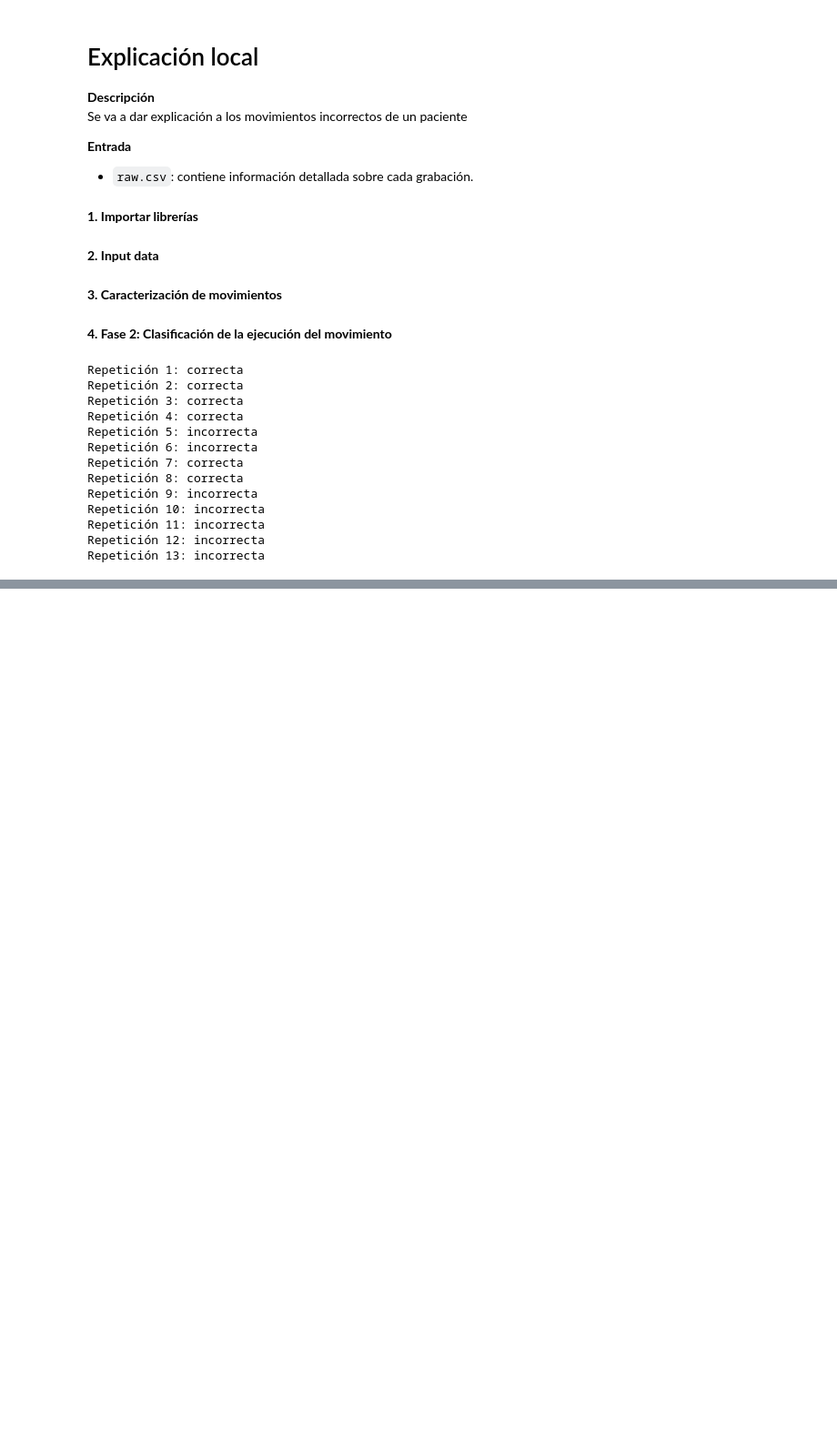
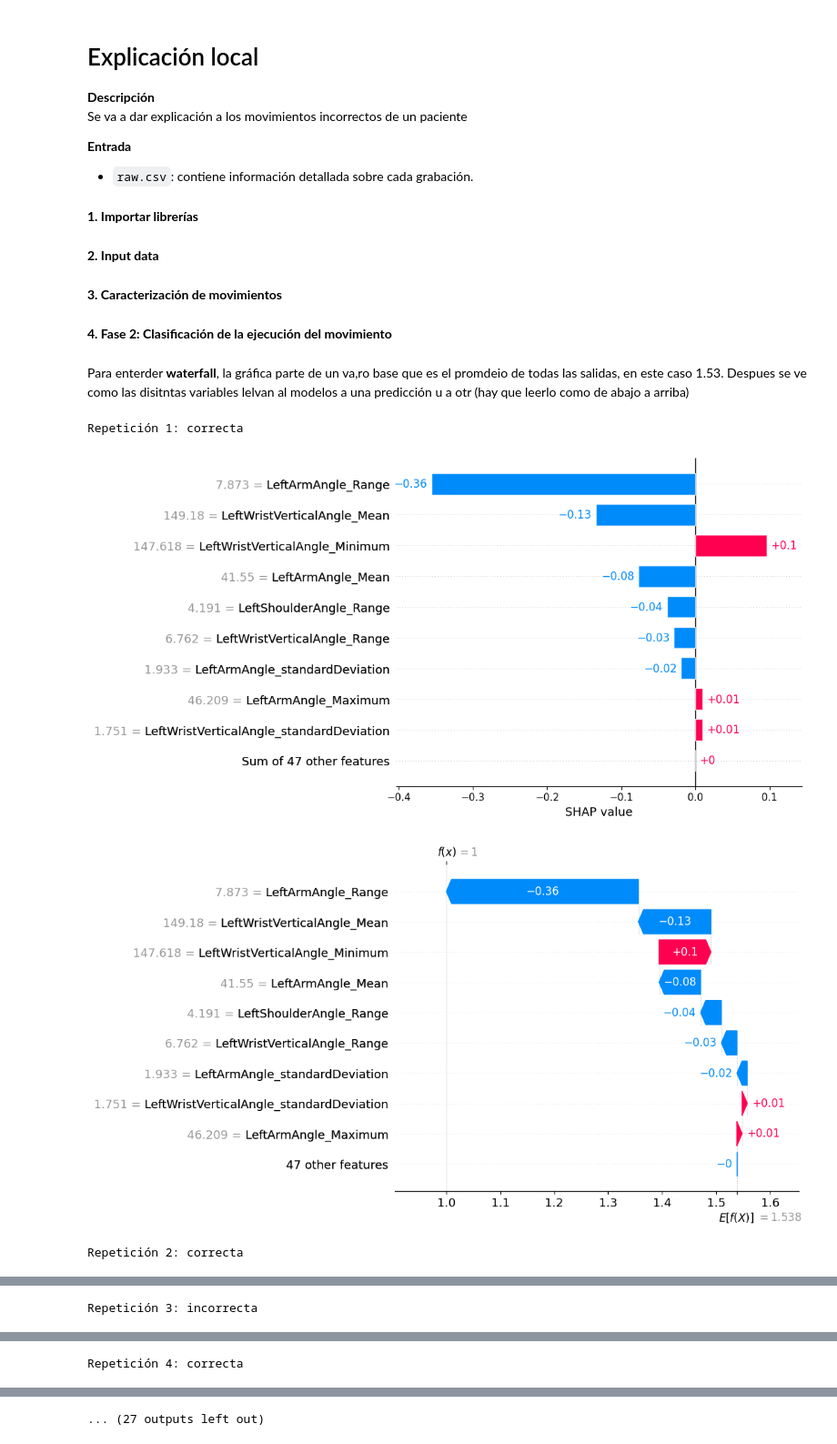
Before and after one commit to nmartinser/Telerehabilitation_Interpretability, a Jupyter notebook: Notebooks/explicacion_local.ipynb, the cells around one changed output, grey strips where cells are left out. Shown at 91% size. Cells and saved outputs as stored; diff of their text form; code cells hidden in the pictures; blank space fills up the shorter version.

Commit message:
añadir plot.waterfall

```diff
--- a/Notebooks/explicacion_local.ipynb
+++ b/Notebooks/explicacion_local.ipynb
@@ -51,29 +57,29 @@ correct_mapping = {
+# %% [markdown]
+Para enterder **waterfall**, la gráfica parte de un va,ro base que es el promdeio de todas las salidas, en este caso 1.53. Despues se ve como las disitntas variables lelvan al modelos a una predicción u a otr (hay que leerlo como de abajo a arriba)
 # %%
-modelo_gesto_path = f'../Resultados/modelo_{gesture}.sav'
-best_pipeline, expected_columns = joblib.load(modelo_gesto_path)
-df_stats = df_stats.reindex(columns=expected_columns)
+# SHAP
+explainer = shap.Explainer(best_pipeline.predict, df_stats)
+shap_values = explainer(df_stats)
+
 correct_labels = best_pipeline.predict(df_stats)
 
-for i,correct_label in enumerate(correct_labels):
+for i, correct_label in enumerate(correct_labels):
     correct_name = correct_mapping.get(correct_label, 'Error en la predición')
     repetition_number = df_stats['RepetitionNumber'].iloc[i]
-    if correct_label==1:
+
+    if correct_label in [1, 2]:
         print(f'Repetición {repetition_number}: {correct_name}')
-    elif correct_label==2:
-        print(f'Repetición {repetition_number}: {correct_name}')
+
+        # Get SHAP values for this prediction
+        shap_values_for_prediction = shap_values[i]
+        #shap.plots.bar(shap_values_for_prediction) # para entender las características mas importantes
+        # the waterfall_plot shows how we get from explainer.expected_value to model.predict(X)[sample_ind]
+        shap.plots.waterfall(shap_values_for_prediction)
+
     else:
         print("Error en la predición")
 # %% [output]
 Repetición 1: correcta
-Repetición 2: correcta
-Repetición 3: correcta
-Repetición 4: correcta
-Repetición 5: incorrecta
-Repetición 6: incorrecta
-Repetición 7: correcta
-Repetición 8: correcta
-Repetición 9: incorrecta
-Repetición 10: incorrecta
-Repetición 11: incorrecta
-Repetición 12: incorrecta
-Repetición 13: incorrecta
+[figure, added]
+[figure, added]
+Repetición 2: correcta
@@ -79,0 +88 @@ Repetición 13: incorrecta
+Repetición 3: incorrecta
@@ -79,0 +91 @@ Repetición 13: incorrecta
+Repetición 4: correcta
@@ -79,0 +94 @@ Repetición 13: incorrecta
+... (27 outputs left out)
```
Also changed, not shown: parts of 5 cells of this notebook.
